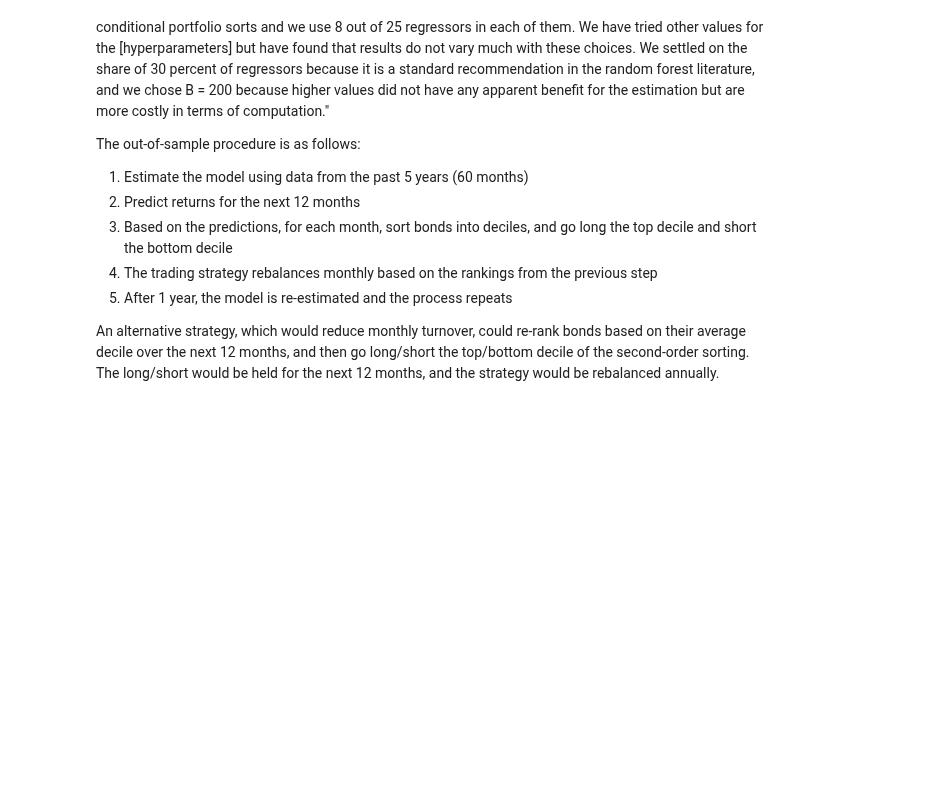
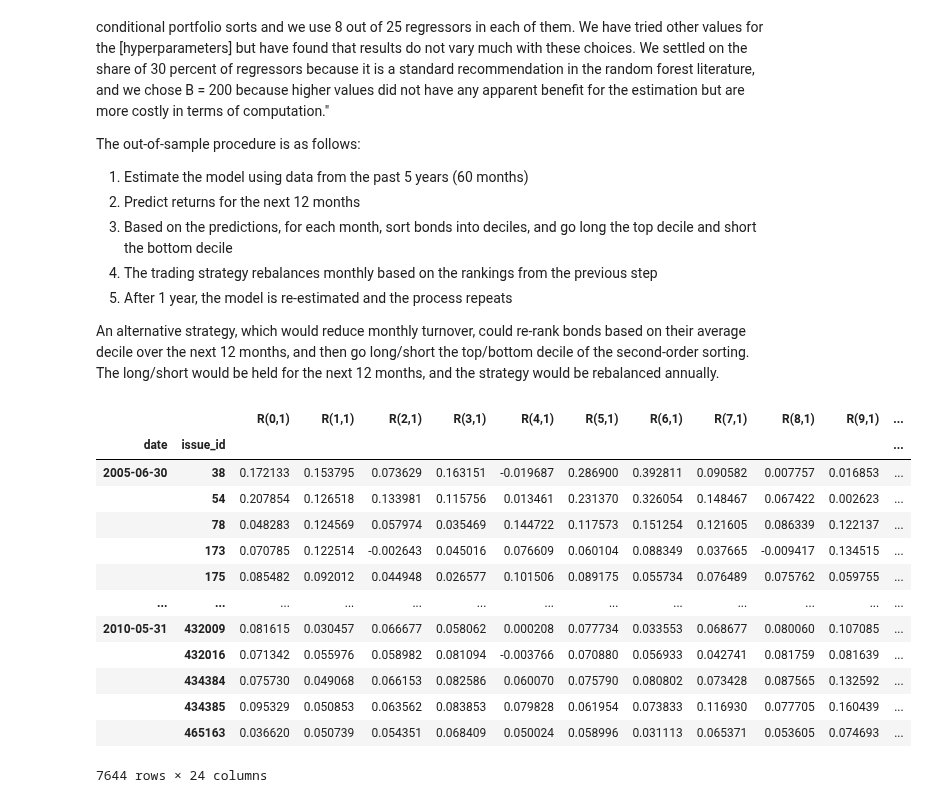
Before and after one commit to santoromano/Corporate-Bond-Factors, a Jupyter notebook: empirics.ipynb, the cells around one changed output. Cells and saved outputs as stored; diff of their text form; code cells hidden in the pictures; blank space fills up the shorter version.

```diff
--- a/empirics.ipynb
+++ b/empirics.ipynb
@@ -144,4 +144,26 @@ The out-of-sample procedure is as follows:
 5) After 1 year, the model is re-estimated and the process repeats
 
 An alternative strategy, which would reduce monthly turnover, could re-rank bonds based on their average decile over the next 12 months, and then go long/short the top/bottom decile of the second-order sorting. The long/short would be held for the next 12 months, and the strategy would be rebalanced annually.
+# %%
+model_data = df.loc["2004-7":"2021-01"].dropna()
+# %%
+X = model_data.loc[:,'R(0,1)':'R(23,1)']
+Y = model_data.loc[:,'r(1,1)':'r(12,1)']
+# %%
+X.loc[X.index.levels[0][30:].values[5:65]]
+# %% [output]
+|  |  | R(0,1) | R(1,1) | R(2,1) | R(3,1) | R(4,1) | R(5,1) | R(6,1) | R(7,1) | R(8,1) | R(9,1) | ... |
+| date | issue_id |  |  |  |  |  |  |  |  |  |  | ... |
+| 2005-06-30 | 38 | 0.172133 | 0.153795 | 0.073629 | 0.163151 | -0.019687 | 0.286900 | 0.392811 | 0.090582 | 0.007757 | 0.016853 | ... |
+|  | 54 | 0.207854 | 0.126518 | 0.133981 | 0.115756 | 0.013461 | 0.231370 | 0.326054 | 0.148467 | 0.067422 | 0.002623 | ... |
+|  | 78 | 0.048283 | 0.124569 | 0.057974 | 0.035469 | 0.144722 | 0.117573 | 0.151254 | 0.121605 | 0.086339 | 0.122137 | ... |
+|  | 173 | 0.070785 | 0.122514 | -0.002643 | 0.045016 | 0.076609 | 0.060104 | 0.088349 | 0.037665 | -0.009417 | 0.134515 | ... |
+|  | 175 | 0.085482 | 0.092012 | 0.044948 | 0.026577 | 0.101506 | 0.089175 | 0.055734 | 0.076489 | 0.075762 | 0.059755 | ... |
+| ... | ... | ... | ... | ... | ... | ... | ... | ... | ... | ... | ... | ... |
+| 2010-05-31 | 432009 | 0.081615 | 0.030457 | 0.066677 | 0.058062 | 0.000208 | 0.077734 | 0.033553 | 0.068677 | 0.080060 | 0.107085 | ... |
+|  | 432016 | 0.071342 | 0.055976 | 0.058982 | 0.081094 | -0.003766 | 0.070880 | 0.056933 | 0.042741 | 0.081759 | 0.081639 | ... |
+|  | 434384 | 0.075730 | 0.049068 | 0.066153 | 0.082586 | 0.060070 | 0.075790 | 0.080802 | 0.073428 | 0.087565 | 0.132592 | ... |
+|  | 434385 | 0.095329 | 0.050853 | 0.063562 | 0.083853 | 0.079828 | 0.061954 | 0.073833 | 0.116930 | 0.077705 | 0.160439 | ... |
+|  | 465163 | 0.036620 | 0.050739 | 0.054351 | 0.068409 | 0.050024 | 0.058996 | 0.031113 | 0.065371 | 0.053605 | 0.074693 | ... |
+7644 rows × 24 columns
 # %%
```
Also changed, not shown: parts of 2 cells of this notebook.
